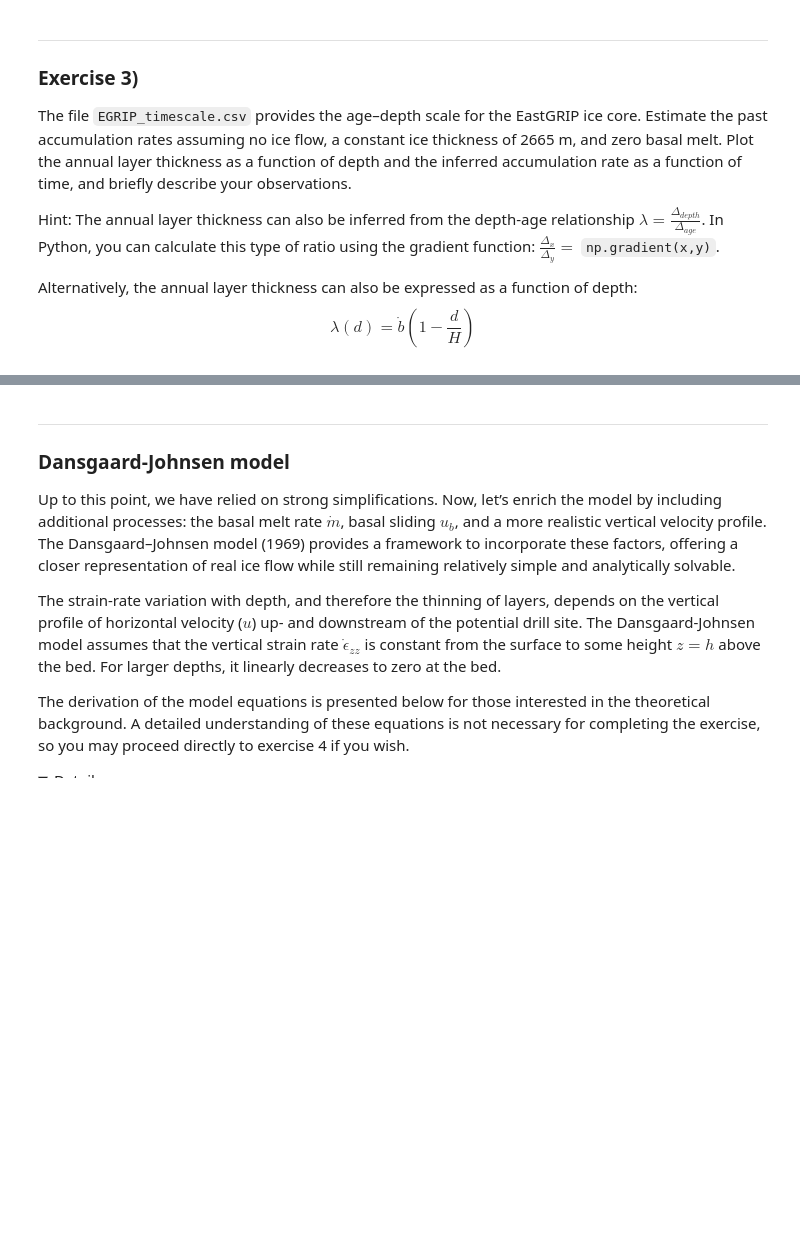
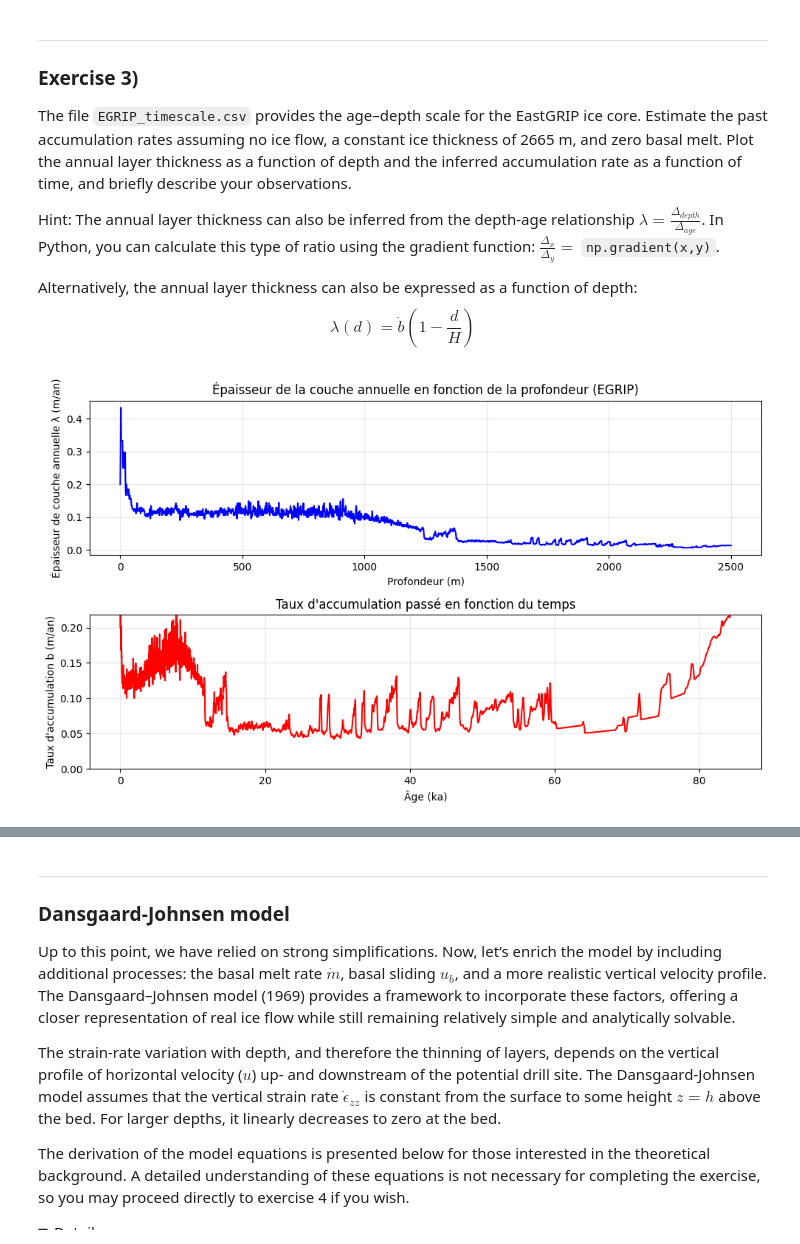
Before and after one commit to svoll1105/Glaciers_Landscapes, a Jupyter notebook: ice-stratigraphy_exercise.ipynb, the cells around one changed output, grey strips where cells are left out. Drawn from its saved outputs; the diff is of its cells as text; code cells hidden in the pictures; folded sections open; blank space fills up the shorter version.

```diff
--- a/ice-stratigraphy_exercise.ipynb
+++ b/ice-stratigraphy_exercise.ipynb
@@ -241,6 +209,52 @@ H =                         # ice thickness in m
 # --- calculate past accumulation rate ---
 
 # --- Plot accumulation rate vs age ---
+# %%
+# --- solution exercise 3 ---
+import pandas as pd
+import numpy as np
+import matplotlib.pyplot as plt
+
+# --- Load the data ---
+df = pd.read_csv("EGRIP_timescale.csv")
+depth = df['depth'].values  # in meters
+age = df['age'].values      # in years
+
+H = 2665  # ice thickness in m
+
+# --- annual layer thickness ---
+# λ = Δdepth / Δage
+lambda_annual = np.gradient(depth, age)
+
+# --- plot annual layer thickness vs depth ---
+plt.figure(figsize=(10, 6))
+plt.subplot(2, 1, 1)
+plt.plot(depth, lambda_annual, 'b-', linewidth=1.5)
+plt.xlabel('Profondeur (m)')
+plt.ylabel('Épaisseur de couche annuelle λ (m/an)')
+plt.title('Épaisseur de la couche annuelle en fonction de la profondeur (EGRIP)')
+plt.grid(True, alpha=0.3)
+
+# --- calculate past accumulation rate ---
+# Using: λ(d) = b(1 - d/H)
+# Therefore: b = λ / (1 - d/H)
+mask = depth < H * 0.999
+b_dot = np.zeros_like(lambda_annual)
+b_dot[mask] = lambda_annual[mask] / (1 - depth[mask] / H)
+
+# --- Plot accumulation rate vs age ---
+plt.subplot(2, 1, 2)
+plt.plot(age / 1000, b_dot, 'r-', linewidth=1.5)
+plt.xlabel('Âge (ka)')
+plt.ylabel("Taux d'accumulation b (m/an)")
+plt.title("Taux d'accumulation passé en fonction du temps")
+plt.grid(True, alpha=0.3)
+plt.ylim([0, np.percentile(b_dot[mask], 99)])
+
+plt.tight_layout()
+plt.show()
+# %% [output]
+[figure, added]
 # %% [markdown]
 ### *Solution Exercise 3)*
 
```
Also changed, not shown: parts of 14 cells of this notebook.
